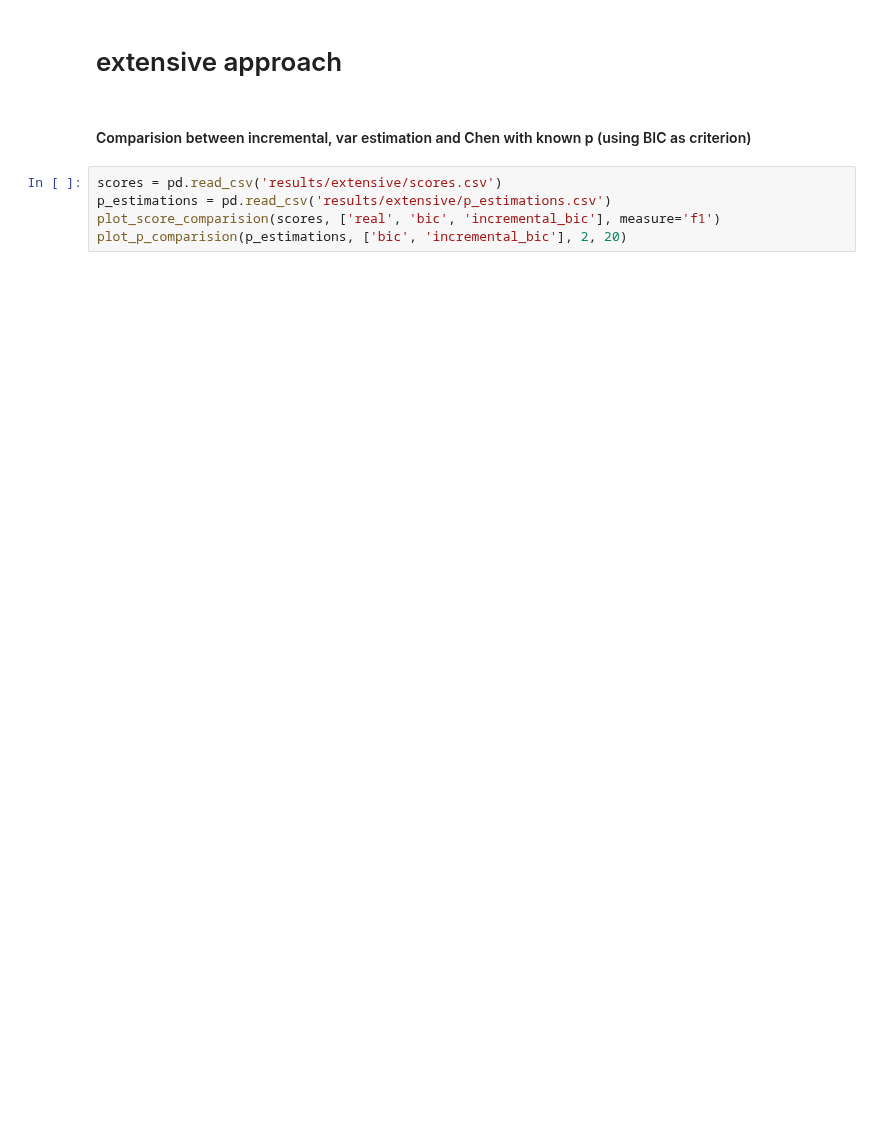
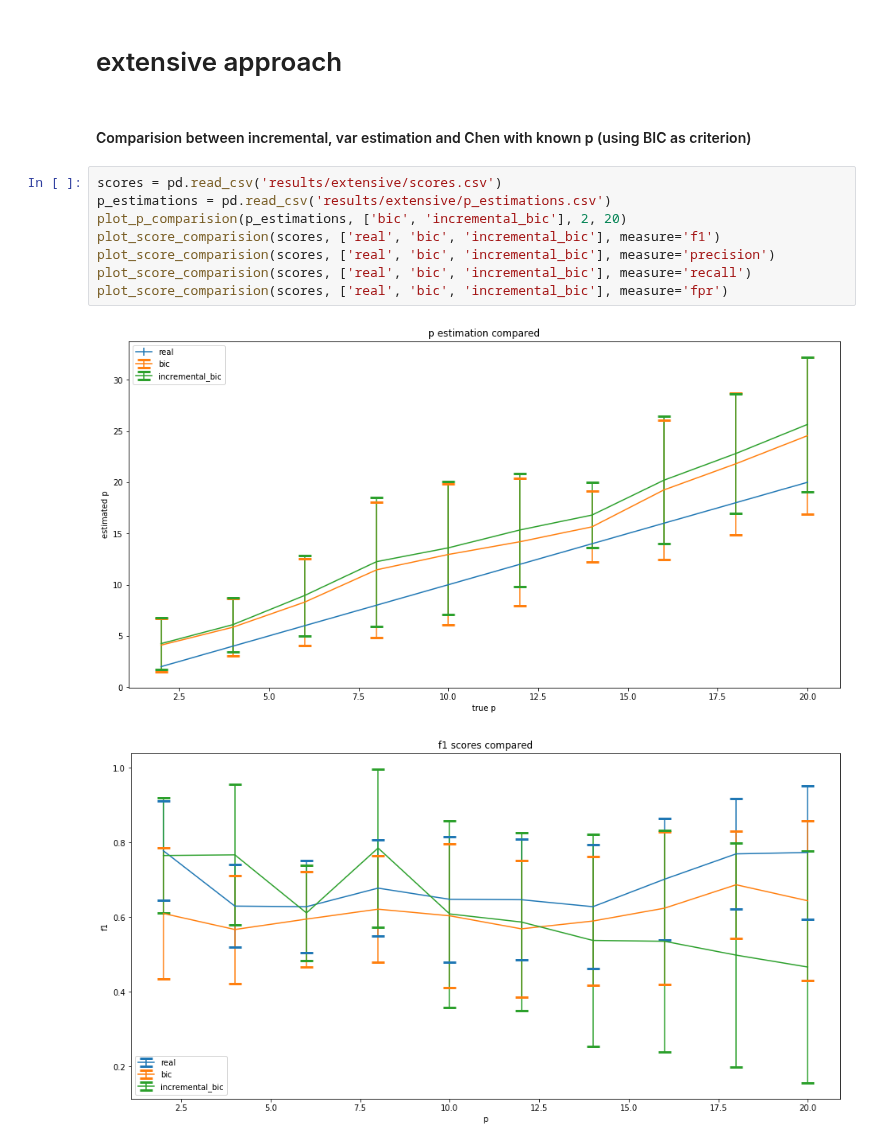
Before and after one commit to danthe96/CIoTS, a Jupyter notebook: visualize_results.ipynb, the cells around one changed output. Cells and saved outputs as stored; diff of their text form; blank space fills up the shorter version.

```diff
--- a/visualize_results.ipynb
+++ b/visualize_results.ipynb
@@ -108,5 +118,11 @@ plot_p_comparision(p_estimations, ['bic', 'incremental_bic'], 2, 20)
 # %%
 scores = pd.read_csv('results/extensive/scores.csv')
 p_estimations = pd.read_csv('results/extensive/p_estimations.csv')
+plot_p_comparision(p_estimations, ['bic', 'incremental_bic'], 2, 20)
 plot_score_comparision(scores, ['real', 'bic', 'incremental_bic'], measure='f1')
-plot_p_comparision(p_estimations, ['bic', 'incremental_bic'], 2, 20)
+plot_score_comparision(scores, ['real', 'bic', 'incremental_bic'], measure='precision')
+plot_score_comparision(scores, ['real', 'bic', 'incremental_bic'], measure='recall')
+plot_score_comparision(scores, ['real', 'bic', 'incremental_bic'], measure='fpr')
+# %% [output]
+[figure, added]
+[figure, added]
```
Also changed, not shown: parts of 5 cells of this notebook, 8 other files.
